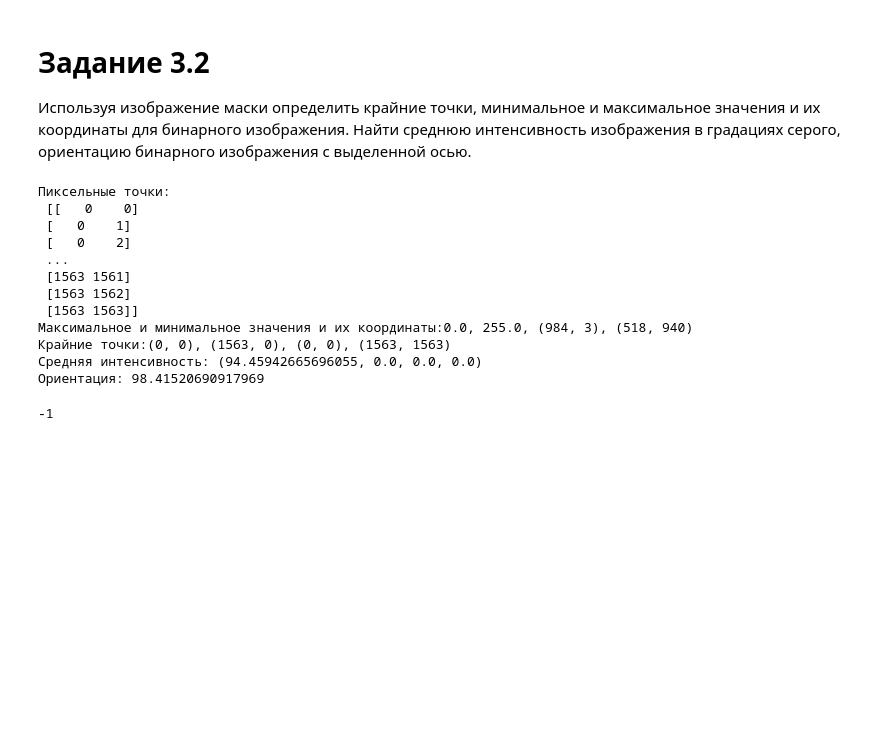
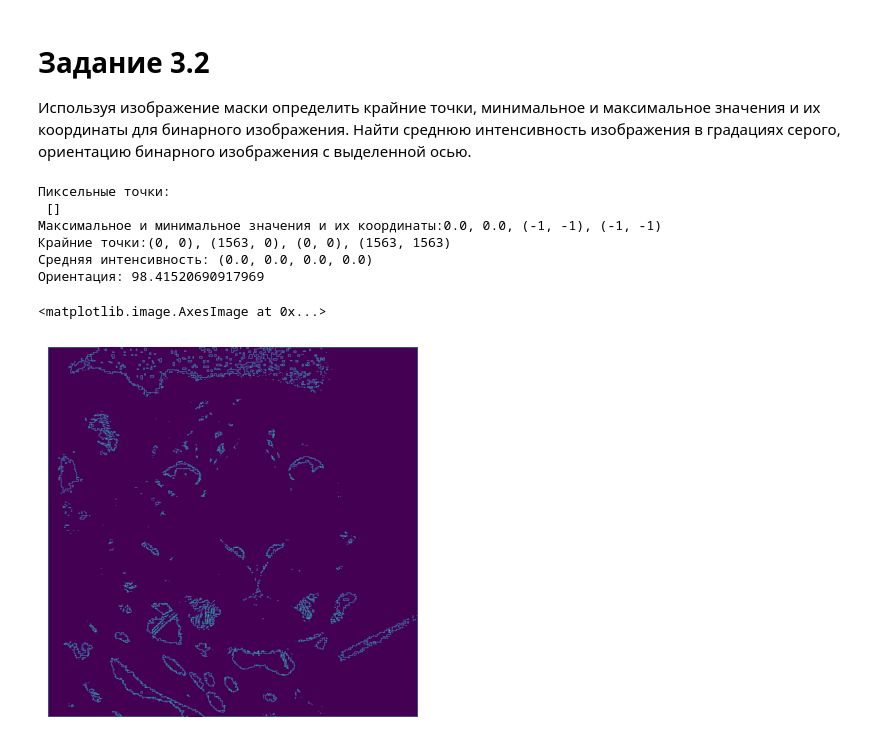
Before and after one commit to DFooRS/TRO_l9, a Jupyter notebook: tasks.ipynb, the cells around one changed output. Saved outputs shown, nothing was run; the diff lists cells and outputs as text; code cells hidden in the pictures; blank space fills up the shorter version.

```diff
--- a/tasks.ipynb
+++ b/tasks.ipynb
@@ -47,39 +47,40 @@ cv2.waitKey(0)
 # Задание 3.2
 Используя изображение маски определить крайние точки, минимальное и максимальное значения и их координаты для бинарного изображения. Найти среднюю интенсивность изображения в градациях серого, ориентацию бинарного изображения с выделенной осью.
 # %%
-img = cv2.imread('jaguar.jpg', 0)
-imag = cv2.imread('jaguar.jpg', 0)
+img = cv2.imread('images/jaguar.jpg', 0)
+imag = cv2.imread('images/jaguar.jpg', 0)
 ret, thresh = cv2.threshold(img, 0, 255, 0)
 contours, hierarchy = cv2.findContours(thresh, 5, 5)
 cnt = contours[0]
+
+img_contours = np.uint8(np.zeros((img.shape[0],img.shape[1])))
+cv2.drawContours(img_contours, contours, -1, (255,255,255), 1)
+
 mask = np.zeros(img.shape, np.uint8)
-cv2.drawContours(mask, [cnt], 0, 255, -1)
 pixpoin = np.transpose(np.nonzero(mask))
 minv, maxv, minl, maxl = cv2.minMaxLoc(img, mask=mask)
 leftmost = tuple(cnt[cnt[:, :, 0].argmin()][0])
 rightmost = tuple(cnt[cnt[:, :, 0].argmax()][0])
 topmost = tuple(cnt[cnt[:, :, 1].argmin()][0])
 bottommost = tuple(cnt[cnt[:, :, 1].argmax()][0])
 (x,y),(MA,ma),ang=cv2.fitEllipse(cnt)
 meanv = cv2.mean(img,mask = mask)
+
 print(f"Пиксельные точки:\n {pixpoin}")
 print("Максимальное и минимальное значения и их координаты:"
       f"{minv}, {maxv}, {minl}, {maxl}")
 print(f"Крайние точки:{leftmost}, {rightmost}, {topmost}, {bottommost}")
 print(f"Средняя интенсивность: {meanv}")
 print(f"Ориентация: {ang}")
-cv2.waitKey(0)
+
+plt.axis("off")
+plt.imshow(img_contours)
 # %% [output]
 Пиксельные точки:
- [[   0    0]
- [   0    1]
- [   0    2]
- ...
- [1563 1561]
- [1563 1562]
- [1563 1563]]
-Максимальное и минимальное значения и их координаты:0.0, 255.0, (984, 3), (518, 940)
+ []
+Максимальное и минимальное значения и их координаты:0.0, 0.0, (-1, -1), (-1, -1)
 Крайние точки:(0, 0), (1563, 0), (0, 0), (1563, 1563)
-Средняя интенсивность: (94.45942665696055, 0.0, 0.0, 0.0)
+Средняя интенсивность: (0.0, 0.0, 0.0, 0.0)
 Ориентация: 98.41520690917969
--1
+<matplotlib.image.AxesImage at 0x...>
+[figure, added]
```
Also changed, not shown: parts of 3 cells of this notebook, 1 other file.
